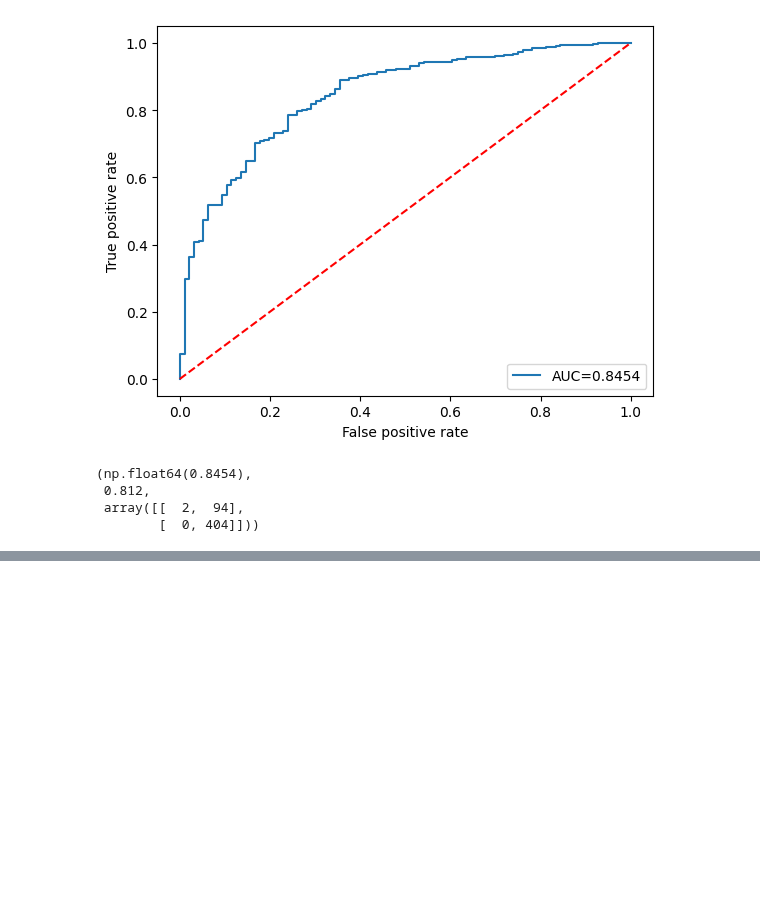
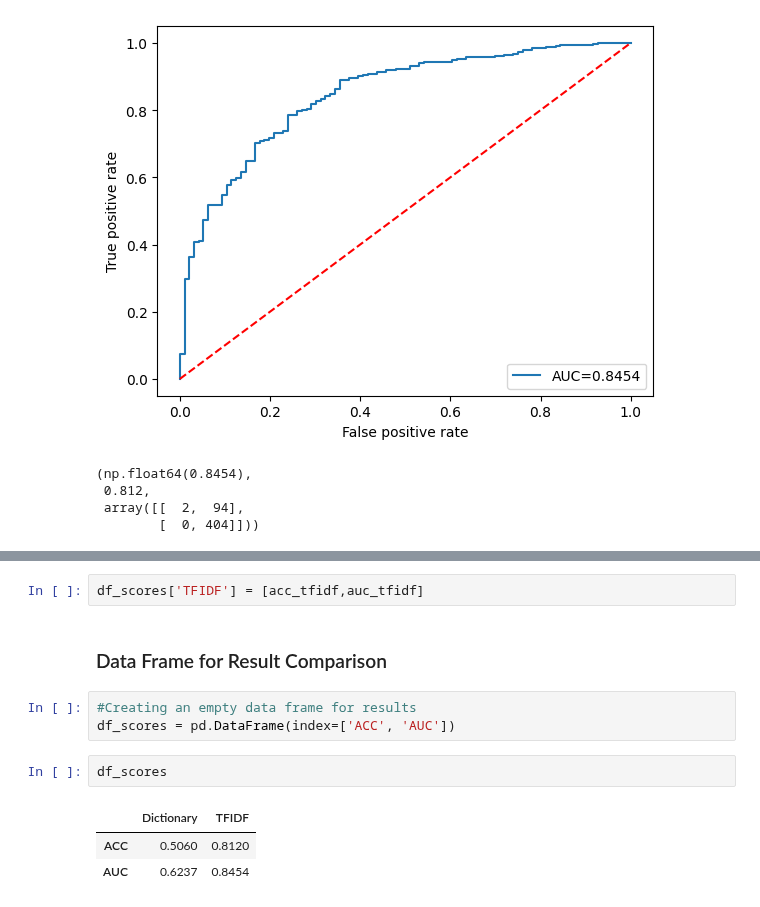
Before and after one commit to busrakasabali/Delta_Task_2, a Jupyter notebook: Delta_Task_2.ipynb, the cells around one changed output, grey strips where cells are left out. Cells and saved outputs as stored; diff of their text form; blank space fills up the shorter version.

```diff
--- a/Delta_Task_2.ipynb
+++ b/Delta_Task_2.ipynb
@@ -426,0 +431,13 @@ assess_sentiment_classifier(y_test=y_tweets_test,
+# %%
+df_scores['TFIDF'] = [acc_tfidf,auc_tfidf]
+# %% [markdown]
+### Data Frame for Result Comparison
+# %%
+#Creating an empty data frame for results
+df_scores = pd.DataFrame(index=['ACC', 'AUC'])
+# %%
+df_scores
+# %% [output]
+|  | Dictionary | TFIDF |
+| ACC | 0.5060 | 0.8120 |
+| AUC | 0.6237 | 0.8454 |
```
Also changed, not shown: parts of 8 cells of this notebook.
